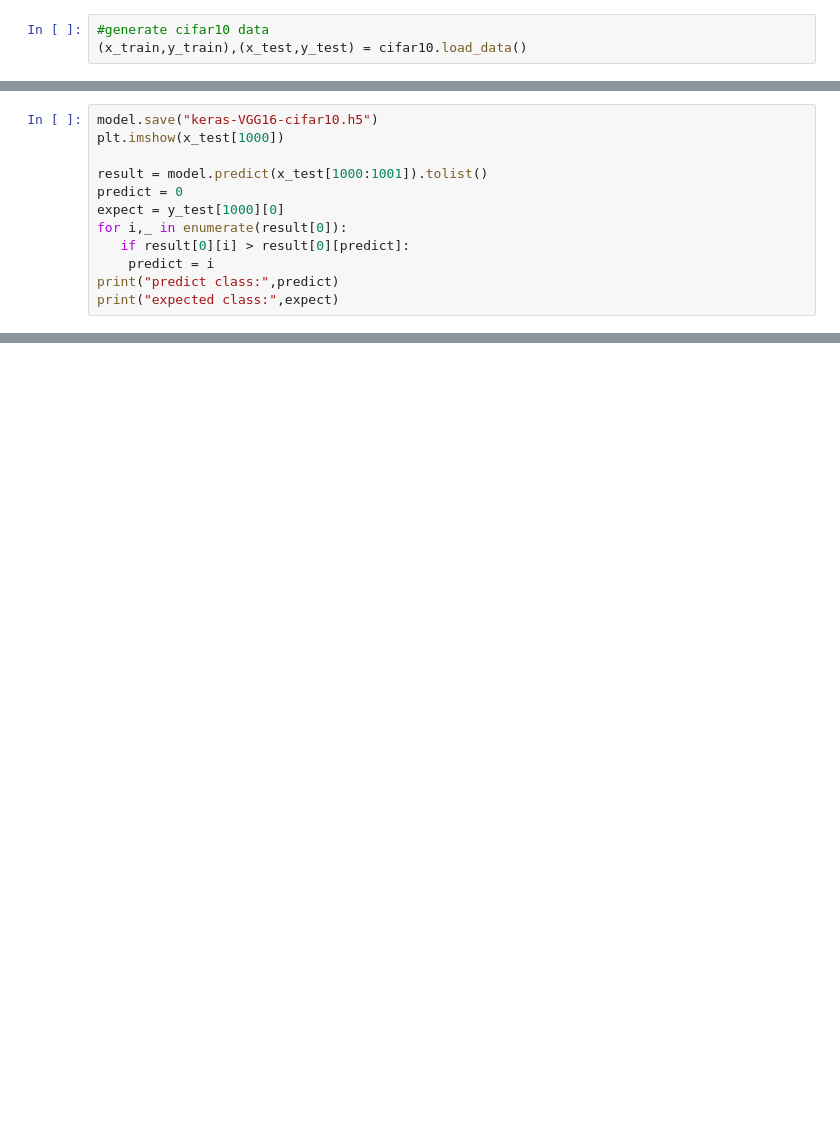
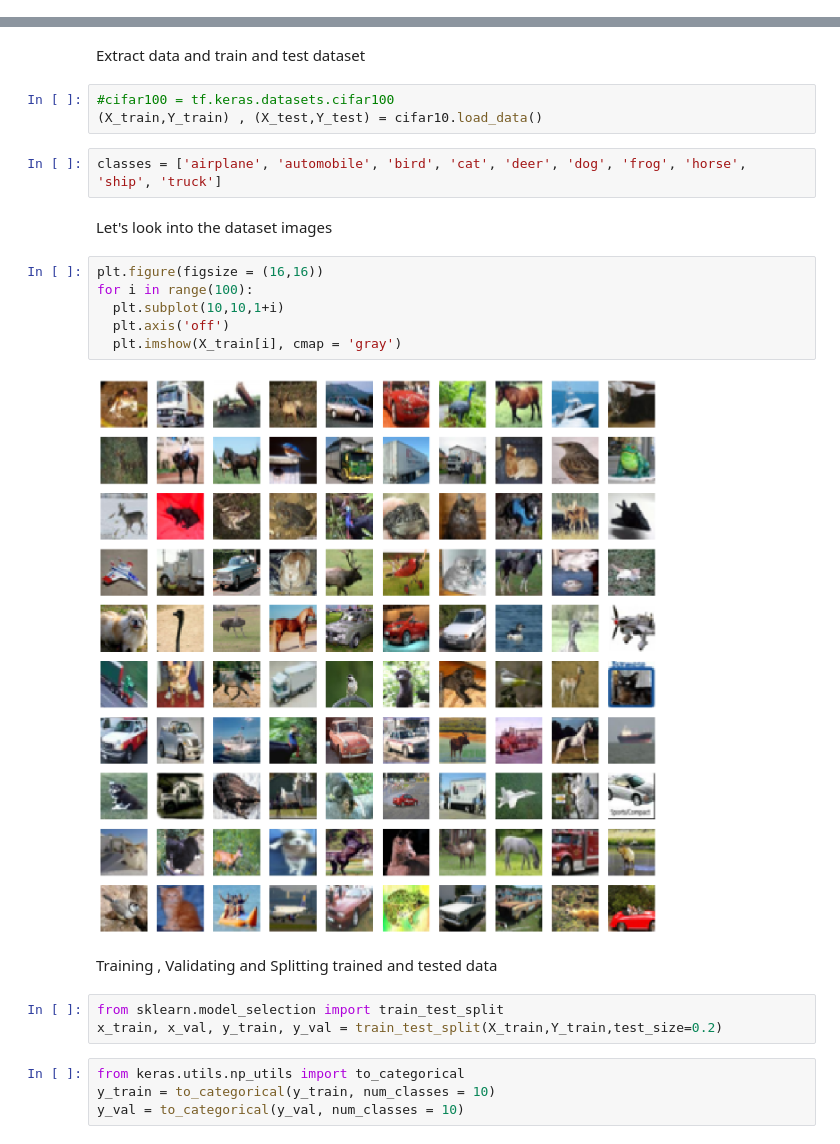
Before and after one commit to VarnaNemulla/Assignment8, a Jupyter notebook: DL_Assignment_8.ipynb, the cells around one changed output, grey strips where cells are left out. Drawn from its saved outputs; the diff is of its cells as text; blank space fills up the shorter version.

```diff
--- a/DL_Assignment_8.ipynb
+++ b/DL_Assignment_8.ipynb
@@ -11,3 +2,0 @@ from matplotlib import pyplot as plt
-# %%
-#generate cifar10 data
-(x_train,y_train),(x_test,y_test) = cifar10.load_data()
@@ -132,12 +2,0 @@ model.evaluate(x=x_test,y=one_hot_y_test,batch_size=512)
-# %%
-model.save("keras-VGG16-cifar10.h5")
-plt.imshow(x_test[1000])
-
-result = model.predict(x_test[1000:1001]).tolist()
-predict = 0
-expect = y_test[1000][0]
-for i,_ in enumerate(result[0]):
-   if result[0][i] > result[0][predict]:
-    predict = i
-print("predict class:",predict)
-print("expected class:",expect)
@@ -204,0 +18,26 @@ plt.show()
+# %% [markdown]
+Extract data and train and test dataset
+# %%
+#cifar100 = tf.keras.datasets.cifar100
+(X_train,Y_train) , (X_test,Y_test) = cifar10.load_data()
+# %%
+classes = ['airplane', 'automobile', 'bird', 'cat', 'deer', 'dog', 'frog', 'horse', 'ship', 'truck']
+# %% [markdown]
+Let's look into the dataset images
+# %%
+plt.figure(figsize = (16,16))
+for i in range(100):
+  plt.subplot(10,10,1+i)
+  plt.axis('off')
+  plt.imshow(X_train[i], cmap = 'gray')
+# %% [output]
+[figure, added]
+# %% [markdown]
+Training , Validating and Splitting trained and tested data
+# %%
+from sklearn.model_selection import train_test_split
+x_train, x_val, y_train, y_val = train_test_split(X_train,Y_train,test_size=0.2)
+# %%
+from keras.utils.np_utils import to_categorical
+y_train = to_categorical(y_train, num_classes = 10)
+y_val = to_categorical(y_val, num_classes = 10)
```
Also changed, not shown: parts of 31 cells of this notebook.
